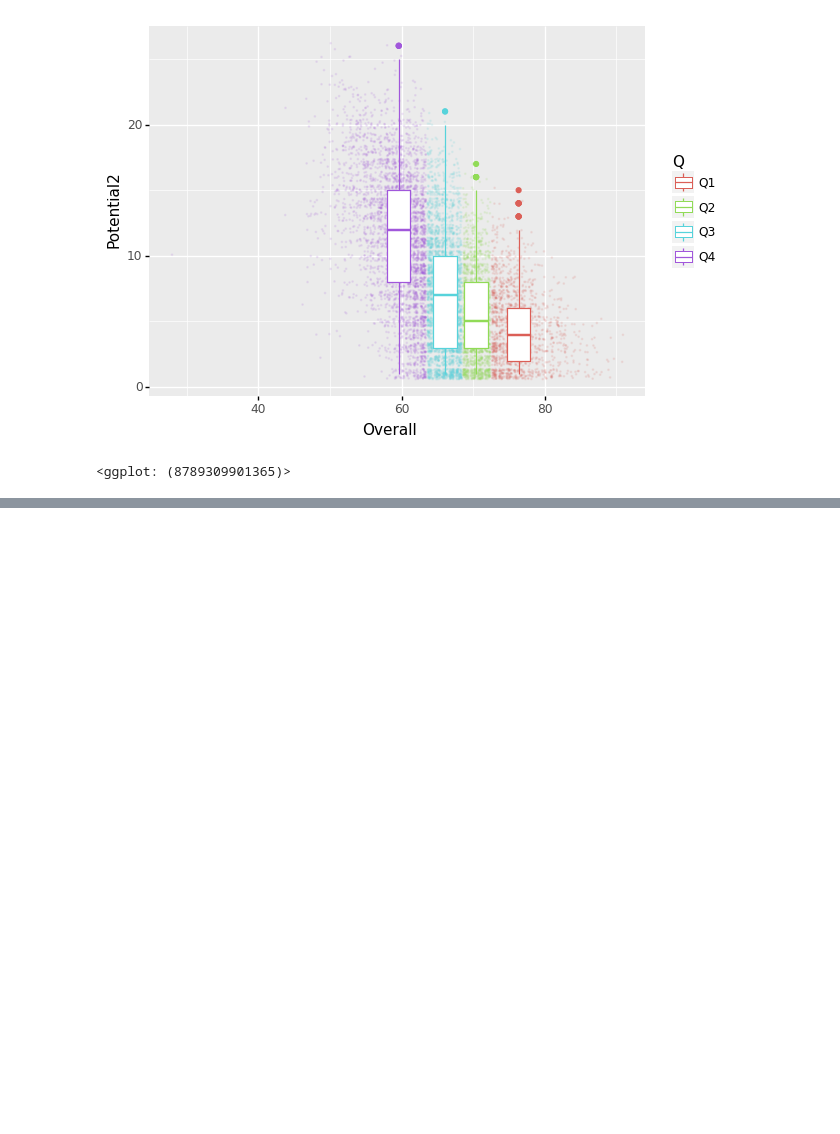
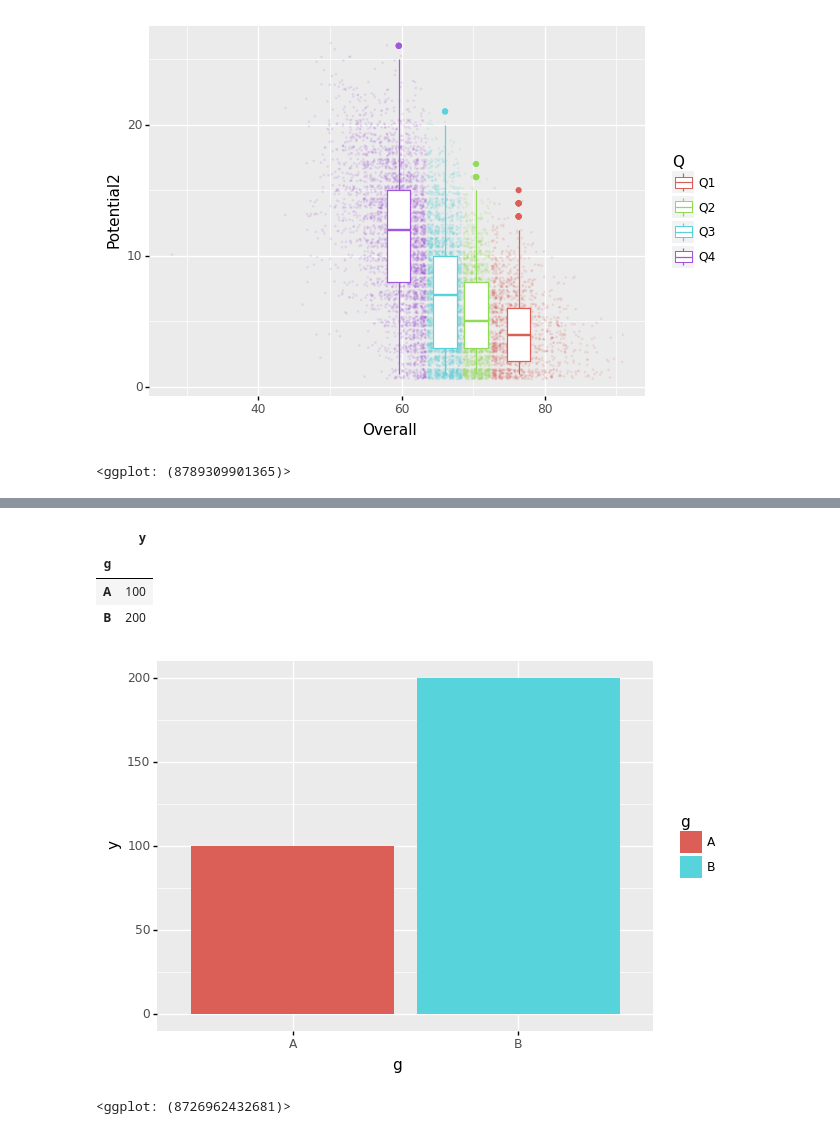
Before and after one commit to guebin/DV2022_backup, a Jupyter notebook: _notebooks/draft.ipynb, the cells around one changed output, grey strips where cells are left out. Cells and saved outputs as stored; diff of their text form; code cells hidden in the pictures; blank space fills up the shorter version.

```diff
--- a/_notebooks/draft.ipynb
+++ b/_notebooks/draft.ipynb
@@ -325,0 +1550,13 @@ ax.plot(theta,r)
+# %%
+df.groupby(by='g').count()
+# %% [output]
+|  | y |
+| g |  |
+| A | 100 |
+| B | 200 |
+# %%
+fig=ggplot(df.groupby(by='g').count().reset_index())
+fig+geom_bar(aes(x='g',y='y',fill='g'),stat='identity')
+# %% [output]
+[figure, added]
+<ggplot: (8726962432681)>
```
Also changed, not shown: parts of 291 cells of this notebook, 2 other files.
